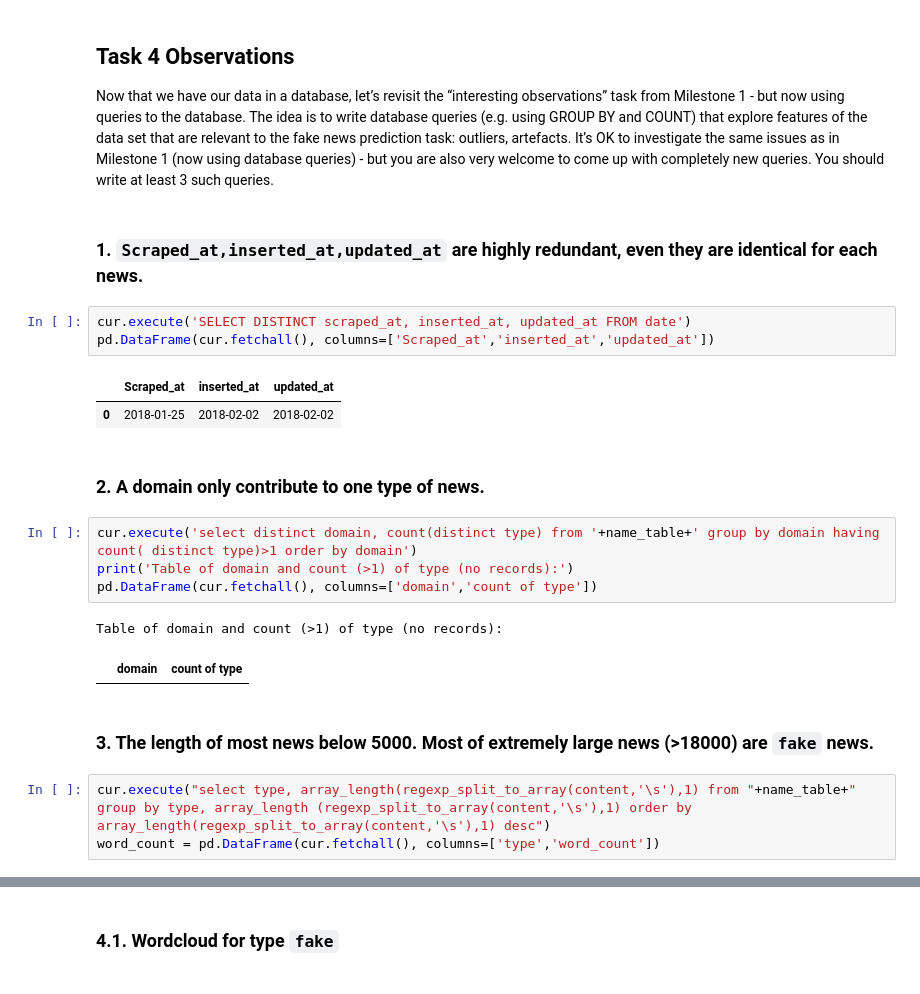
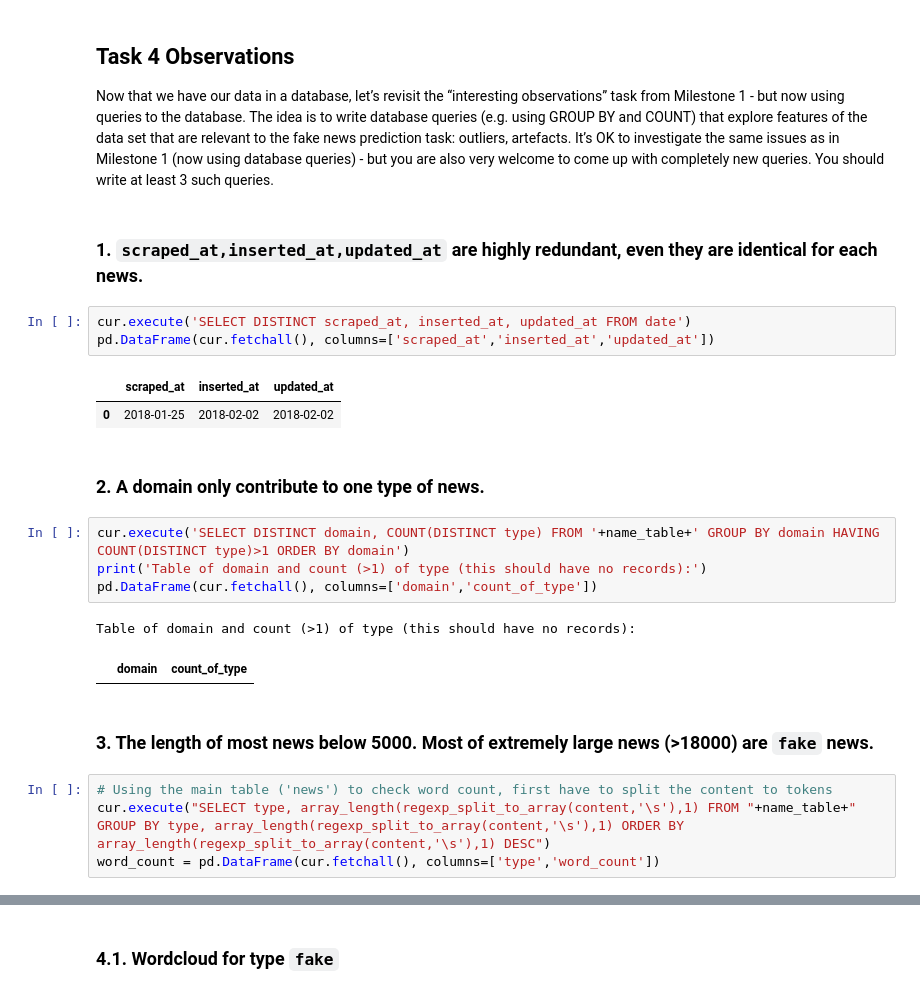
Before and after one commit to Xiiqiing/DS_project, a Jupyter notebook: M2/M2.ipynb, the cells around one changed output, grey strips where cells are left out. Cells and saved outputs as stored; diff of their text form.

```diff
--- a/M2/M2.ipynb
+++ b/M2/M2.ipynb
@@ -521,25 +518,26 @@ pairs
 
 Now that we have our data in a database, let’s revisit the “interesting observations” task from Milestone 1 - but now using queries to the database. The idea is to write database queries (e.g. using GROUP BY and COUNT) that explore features of the data set that are relevant to the fake news prediction task: outliers, artefacts. It’s OK to investigate the same issues as in Milestone 1 (now using database queries) - but you are also very welcome to come up with completely new queries. You should write at least 3 such queries.
 # %% [markdown]
-### 1. `Scraped_at,inserted_at,updated_at` are highly redundant, even they are identical for each news.
+### 1. `scraped_at,inserted_at,updated_at` are highly redundant, even they are identical for each news.
 # %%
 cur.execute('SELECT DISTINCT scraped_at, inserted_at, updated_at FROM date')
-pd.DataFrame(cur.fetchall(), columns=['Scraped_at','inserted_at','updated_at'])
+pd.DataFrame(cur.fetchall(), columns=['scraped_at','inserted_at','updated_at'])
 # %% [output]
-|  | Scraped_at | inserted_at | updated_at |
+|  | scraped_at | inserted_at | updated_at |
 | 0 | 2018-01-25 | 2018-02-02 | 2018-02-02 |
 # %% [markdown]
 ### 2. A domain only contribute to one type of news.
 # %%
-cur.execute('select distinct domain, count(distinct type) from '+name_table+' group by domain having count( distinct type)>1 order by domain')
-print('Table of domain and count (>1) of type (no records):')
-pd.DataFrame(cur.fetchall(), columns=['domain','count of type'])
+cur.execute('SELECT DISTINCT domain, COUNT(DISTINCT type) FROM '+name_table+' GROUP BY domain HAVING COUNT(DISTINCT type)>1 ORDER BY domain')
+print('Table of domain and count (>1) of type (this should have no records):')
+pd.DataFrame(cur.fetchall(), columns=['domain','count_of_type'])
 # %% [output]
-Table of domain and count (>1) of type (no records):
+Table of domain and count (>1) of type (this should have no records):
-|  | domain | count of type |
+|  | domain | count_of_type |
 # %% [markdown]
 ### 3. The length of most news below 5000. Most of extremely large news (>18000) are `fake` news.
 # %%
-cur.execute("select type, array_length(regexp_split_to_array(content,'\s'),1) from "+name_table+" group by type, array_length (regexp_split_to_array(content,'\s'),1) order by array_length(regexp_split_to_array(content,'\s'),1) desc")
+# Using the main table ('news') to check word count, first have to split the content to tokens
+cur.execute("SELECT type, array_length(regexp_split_to_array(content,'\s'),1) FROM "+name_table+" GROUP BY type, array_length(regexp_split_to_array(content,'\s'),1) ORDER BY array_length(regexp_split_to_array(content,'\s'),1) DESC")
 word_count = pd.DataFrame(cur.fetchall(), columns=['type','word_count'])
 # %%
```
Also changed, not shown: parts of 23 cells of this notebook.
